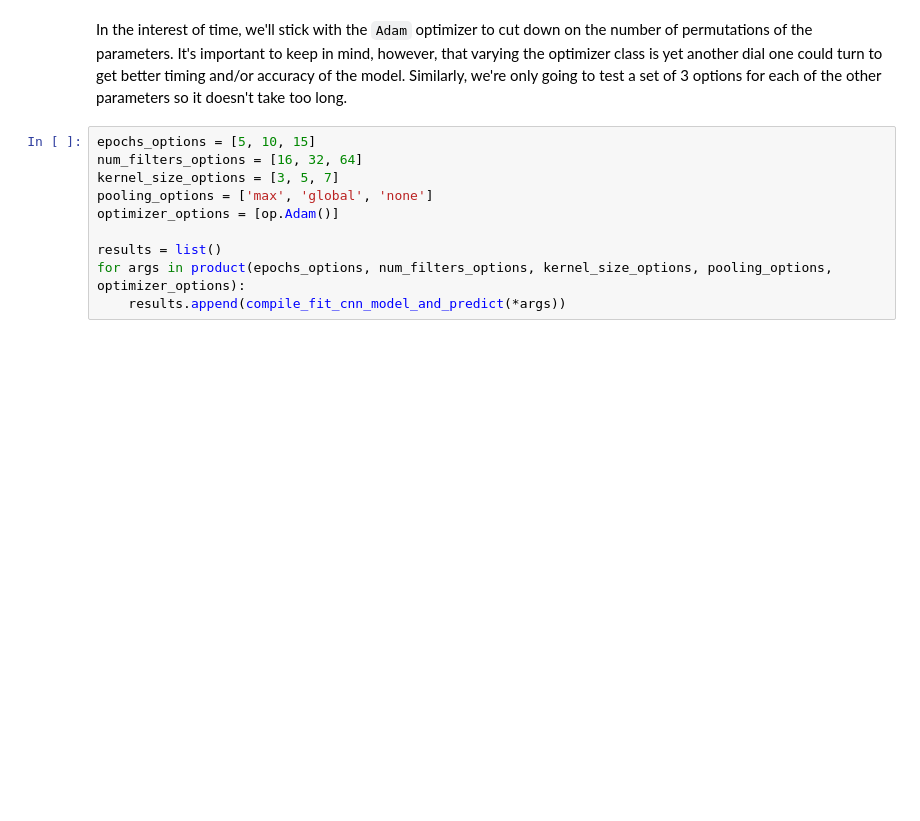
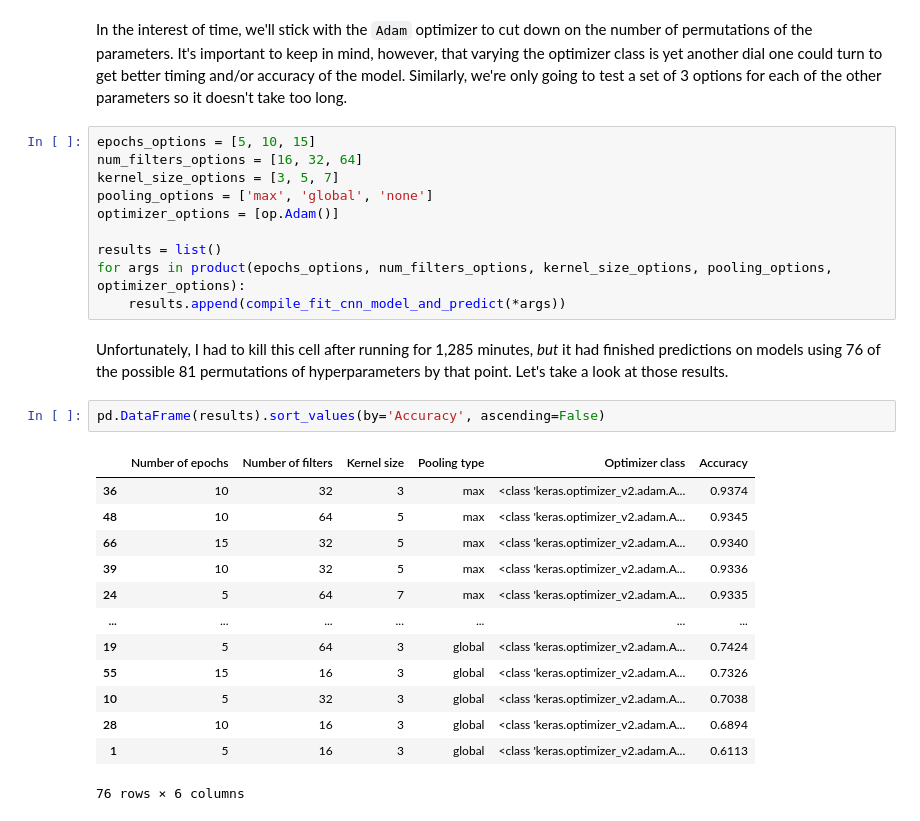
Before and after one commit to schledererj/cs6340-project-3, a Jupyter notebook: cs6340_project_3.ipynb, the cells around one changed output. Cells and saved outputs as stored; diff of their text form; blank space fills up the shorter version.

```diff
--- a/cs6340_project_3.ipynb
+++ b/cs6340_project_3.ipynb
@@ -493,3 +493,21 @@ optimizer_options = [op.Adam()]
 results = list()
 for args in product(epochs_options, num_filters_options, kernel_size_options, pooling_options, optimizer_options):
     results.append(compile_fit_cnn_model_and_predict(*args))
+# %% [markdown]
+Unfortunately, I had to kill this cell after running for 1,285 minutes, _but_ it had finished predictions on models using 76 of the possible 81 permutations of hyperparameters by that point. Let's take a look at those results.
+# %%
+pd.DataFrame(results).sort_values(by='Accuracy', ascending=False)
+# %% [output]
+|  | Number of epochs | Number of filters | Kernel size | Pooling type | Optimizer class | Accuracy |
+| 36 | 10 | 32 | 3 | max | <class 'keras.optimizer_v2.adam.A... | 0.9374 |
+| 48 | 10 | 64 | 5 | max | <class 'keras.optimizer_v2.adam.A... | 0.9345 |
+| 66 | 15 | 32 | 5 | max | <class 'keras.optimizer_v2.adam.A... | 0.9340 |
+| 39 | 10 | 32 | 5 | max | <class 'keras.optimizer_v2.adam.A... | 0.9336 |
+| 24 | 5 | 64 | 7 | max | <class 'keras.optimizer_v2.adam.A... | 0.9335 |
+| ... | ... | ... | ... | ... | ... | ... |
+| 19 | 5 | 64 | 3 | global | <class 'keras.optimizer_v2.adam.A... | 0.7424 |
+| 55 | 15 | 16 | 3 | global | <class 'keras.optimizer_v2.adam.A... | 0.7326 |
+| 10 | 5 | 32 | 3 | global | <class 'keras.optimizer_v2.adam.A... | 0.7038 |
+| 28 | 10 | 16 | 3 | global | <class 'keras.optimizer_v2.adam.A... | 0.6894 |
+| 1 | 5 | 16 | 3 | global | <class 'keras.optimizer_v2.adam.A... | 0.6113 |
+76 rows × 6 columns
```
